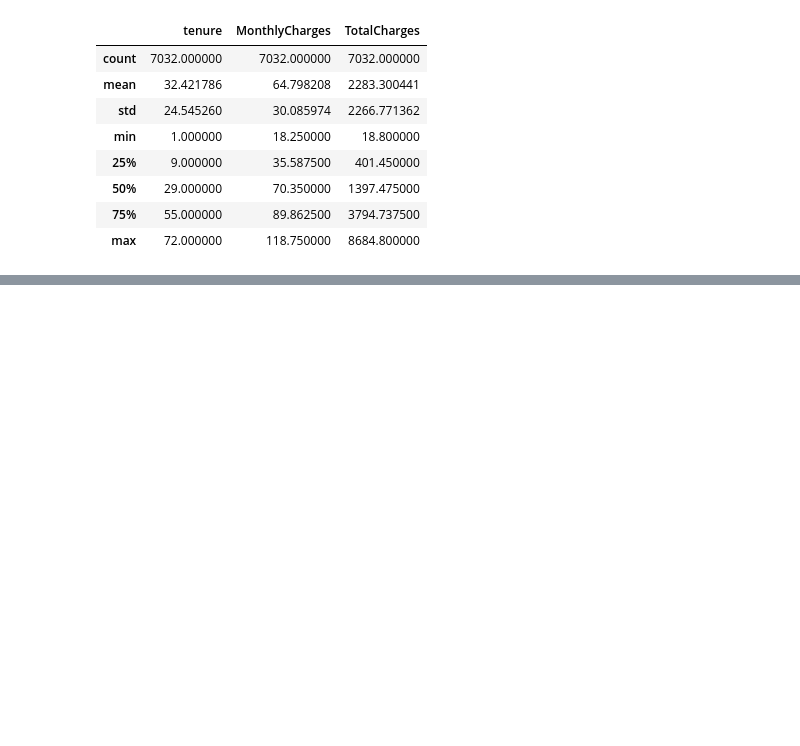
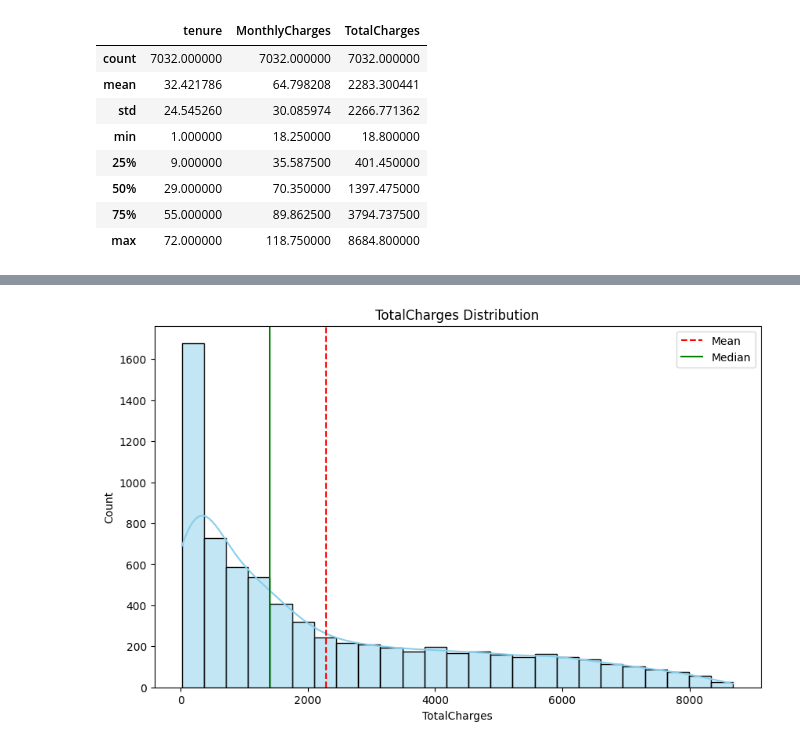
Before and after one commit to Clmnt-Cash/Churn_Pred, a Jupyter notebook: main.ipynb, the cells around one changed output, grey strips where cells are left out. Saved outputs shown, nothing was run; the diff lists cells and outputs as text; code cells hidden in the pictures; blank space fills up the shorter version.

```diff
--- a/main.ipynb
+++ b/main.ipynb
@@ -257,0 +309,4 @@ df[num_features].describe()
+# %%
+plot_histo(df, 'TotalCharges')
+# %% [output]
+[figure, added]
```
Also changed, not shown: parts of 17 cells of this notebook.
